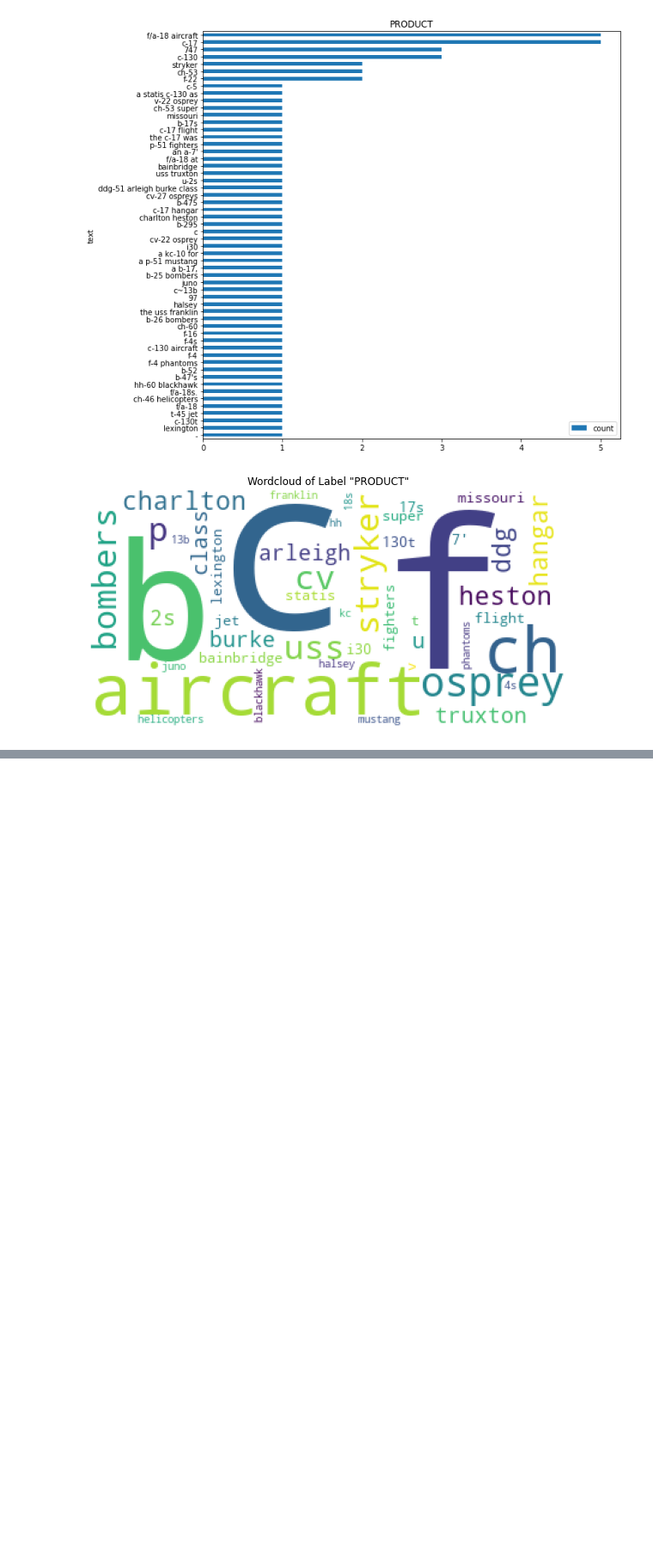
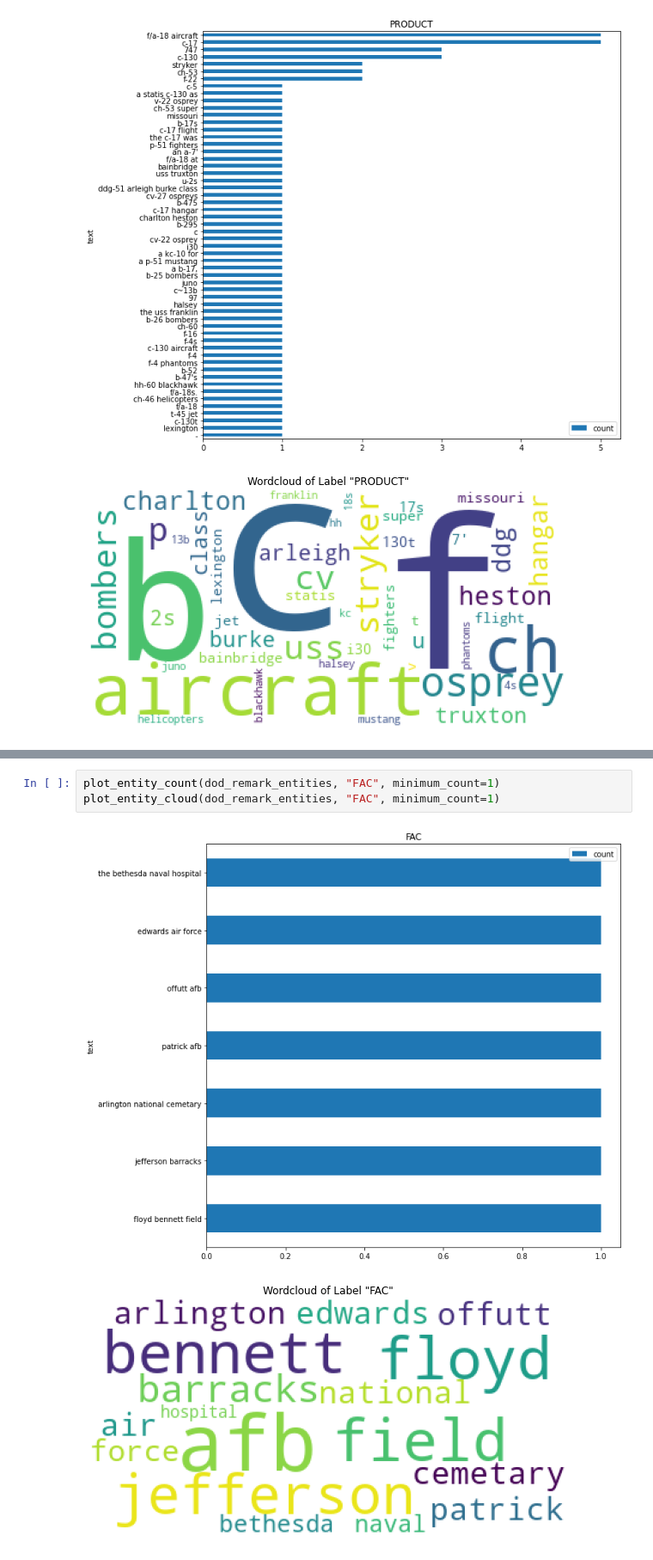
Before and after one commit to ravinitheshreddy/SubtlePropaganda, a Jupyter notebook: notebooks/NER_analysis_remarks.ipynb, the cells around one changed output, grey strips where cells are left out. Shown at 86% size. Cells and saved outputs as stored; diff of their text form; blank space fills up the shorter version.

```diff
--- a/notebooks/NER_analysis_remarks.ipynb
+++ b/notebooks/NER_analysis_remarks.ipynb
@@ -184,0 +282,6 @@ plot_entity_cloud(dod_remark_entities, "PRODUCT", minimum_count=1)
+# %%
+plot_entity_count(dod_remark_entities, "FAC", minimum_count=1)
+plot_entity_cloud(dod_remark_entities, "FAC", minimum_count=1)
+# %% [output]
+[figure, added]
+[figure, added]
```
Also changed, not shown: parts of 19 cells of this notebook.
